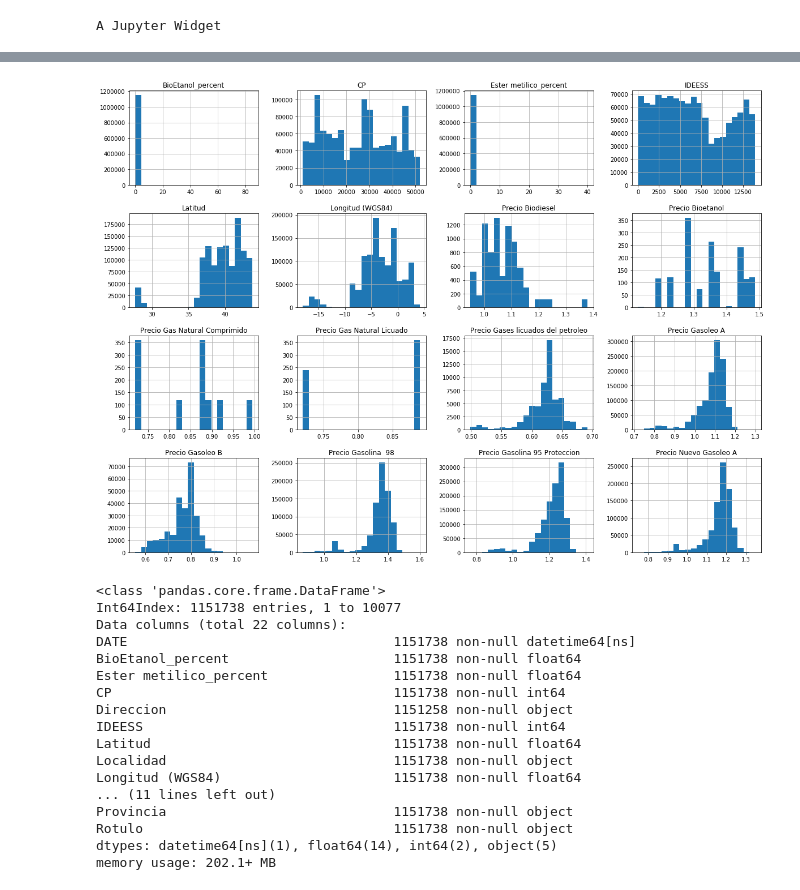
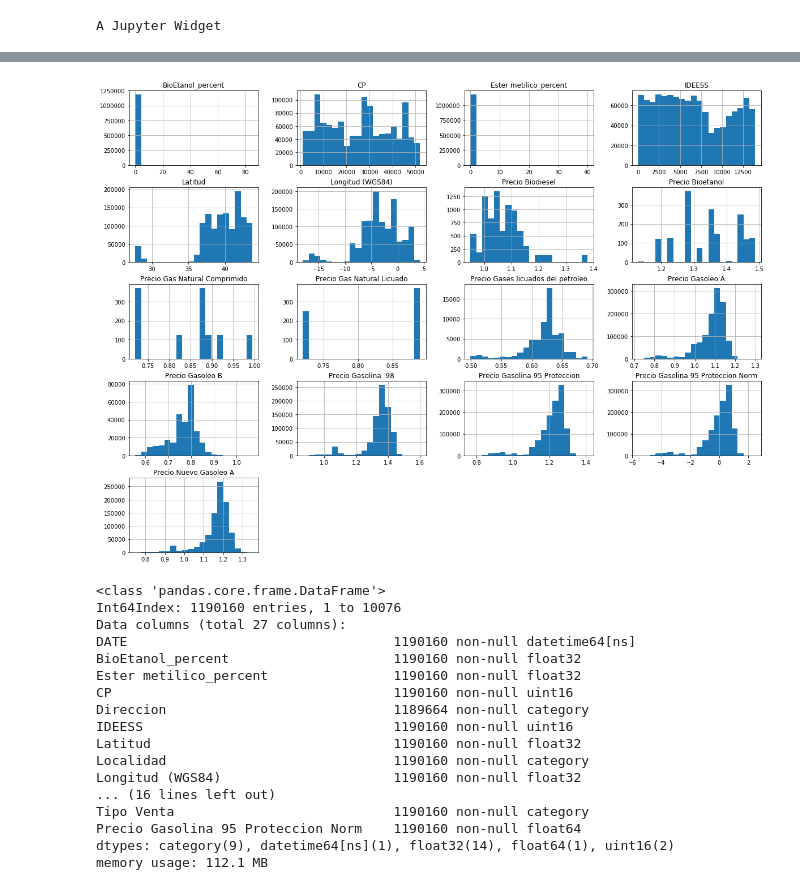
Before and after one commit to raiabril/jupyter_notebooks, a Jupyter notebook: gasolineras.ipynb, the cells around one changed output, grey strips where cells are left out. Drawn from its saved outputs; the diff is of its cells as text; code cells hidden in the pictures.

```diff
--- a/gasolineras.ipynb
+++ b/gasolineras.ipynb
@@ -88,0 +164,10 @@ memory usage: 212.2+ MB
+# %%
+converted_obj = pd.DataFrame()
+
+for col in data_obj.columns:
+    num_unique_values = len(data_obj[col].unique())
+    num_total_values = len(data_obj[col])
+    if num_unique_values / num_total_values < 0.5:
+        converted_obj.loc[:,col] = data_obj[col].astype('category')
+    else:
+        converted_obj.loc[:,col] = data_obj[col]
@@ -88,0 +189,5 @@ memory usage: 212.2+ MB
+# %%
+optimized_data[converted_obj.columns] = converted_obj
+print(mem_usage(data))
+print(mem_usage(optimized_data))
+optimized_data.info()
@@ -88,0 +212,6 @@ memory usage: 212.2+ MB
+# %%
+optimized_data = optimized_data[pd.notnull(optimized_data['Latitud'])]
+optimized_data = optimized_data[pd.notnull(optimized_data['Longitud (WGS84)'])]
+optimized_data = optimized_data[pd.notnull(optimized_data['Precio Gasolina 95 Proteccion'])]
+# %%
+optimized_data['Precio Gasolina 95 Proteccion Norm'] = (optimized_data['Precio Gasolina 95 Proteccion']-optimized_data['Precio Gasolina 95 Proteccion'].mean())/optimized_data['Precio Gasolina 95 Proteccion'].std()
@@ -210,7 +340,7 @@ fig
 # %% [output]
 A Jupyter Widget
 # %%
-data.hist(bins=20,figsize=[20,15])
-data.describe()
+optimized_data.hist(bins=20,figsize=[20,15])
+optimized_data.describe()
 # %% [output]
 |  | BioEtanol_percent | Ester metilico_percent | CP | IDEESS | Latitud | Longitud (WGS84) | ... |
@@ -224,23 +354,23 @@ data.describe()
 | max | 8.500000e+01 | 4.000000e+01 | 5.200600e+04 | 1.397200e+04 | 4.373181e+01 | 4.279500e+00 | ... |
-[figure, old version]
+[figure, new version]
 # %%
-data.info()
+optimized_data.info()
 # %% [output]
 <class 'pandas.core.frame.DataFrame'>
-Int64Index: 1151738 entries, 1 to 10077
-Data columns (total 22 columns):
-DATE                                  1151738 non-null datetime64[ns]
-BioEtanol_percent                     1151738 non-null float64
-Ester metilico_percent                1151738 non-null float64
-CP                                    1151738 non-null int64
-Direccion                             1151258 non-null object
-IDEESS                                1151738 non-null int64
-Latitud                               1151738 non-null float64
-Localidad                             1151738 non-null object
-Longitud (WGS84)                      1151738 non-null float64
-... (11 lines left out)
-Provincia                             1151738 non-null object
-Rotulo                                1151738 non-null object
-dtypes: datetime64[ns](1), float64(14), int64(2), object(5)
-memory usage: 202.1+ MB
+Int64Index: 1190160 entries, 1 to 10076
+Data columns (total 27 columns):
+DATE                                  1190160 non-null datetime64[ns]
+BioEtanol_percent                     1190160 non-null float32
+Ester metilico_percent                1190160 non-null float32
+CP                                    1190160 non-null uint16
+Direccion                             1189664 non-null category
+IDEESS                                1190160 non-null uint16
+Latitud                               1190160 non-null float32
+Localidad                             1190160 non-null category
+Longitud (WGS84)                      1190160 non-null float32
+... (16 lines left out)
+Tipo Venta                            1190160 non-null category
+Precio Gasolina 95 Proteccion Norm    1190160 non-null float64
+dtypes: category(9), datetime64[ns](1), float32(14), float64(1), uint16(2)
+memory usage: 112.1 MB
 # %%
```
Also changed, not shown: parts of 34 cells of this notebook.
